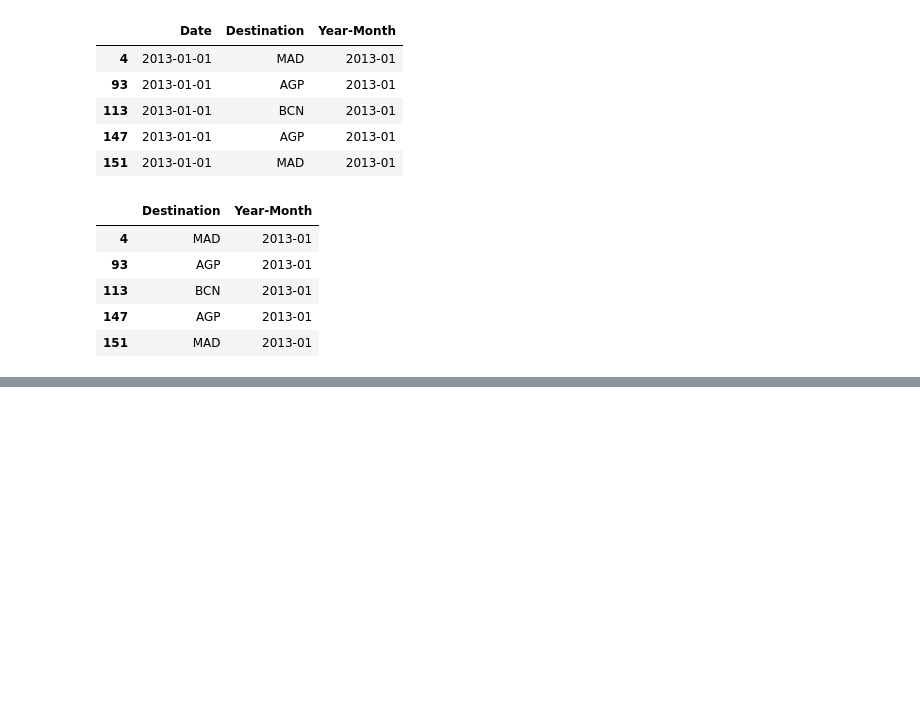
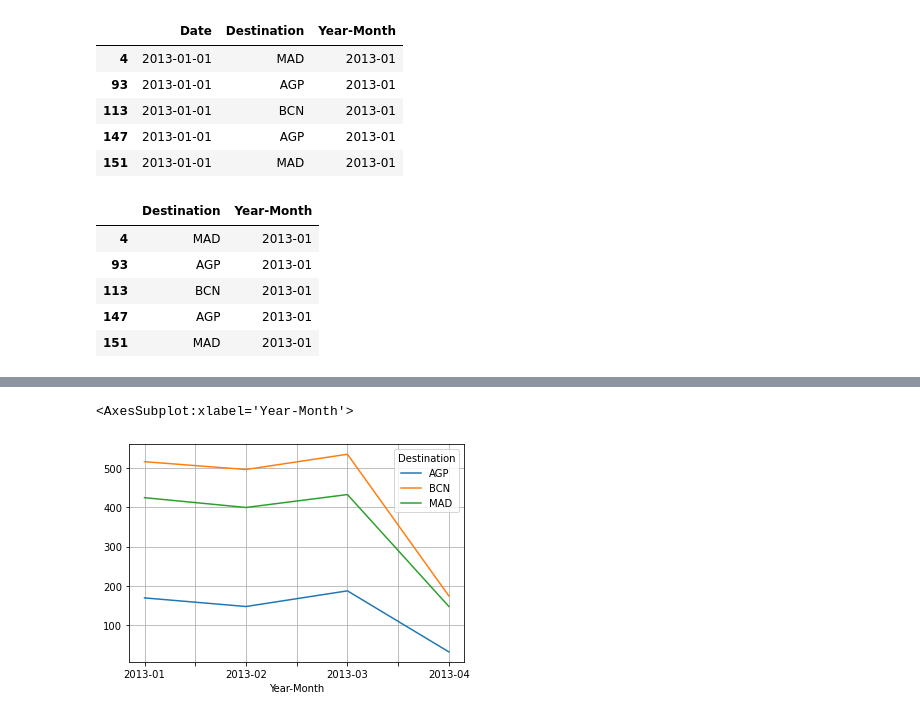
Before and after one commit to corti-acs/dschallenge, a Jupyter notebook: exercise3.ipynb, the cells around one changed output, grey strips where cells are left out. Drawn from its saved outputs; the diff is of its cells as text; code cells hidden in the pictures; blank space fills up the shorter version.

```diff
--- a/exercise3.ipynb
+++ b/exercise3.ipynb
@@ -154,0 +196,8 @@ searches.head()
+# %%
+
+searches = pd.read_csv ('searches.csv', sep = '^', usecols = ['Destination', 'Date'], nrows = 100000)
+searches=searches.dropna()
+searchFilter= searches[searches['Destination'].isin (['MAD', 'BCN', 'AGP'])].copy()
+searchFilter['Year-Month']=searchFilter['Date'].str[0:7]
+searchFilter.drop('Date', axis = 1, inplace = True)
+searchFilter_gr= searchFilter.reset_index().groupby(['Year-Month', 'Destination']).count().reset_index()
@@ -154,0 +213,2 @@ searches.head()
+# %%
+searchFilter_gr.rename (columns = {'index' : 'Num_Searches'}, inplace = True)
@@ -154,0 +230,2 @@ searches.head()
+# %%
+df_tst=searchFilter_gr.pivot('Year-Month', 'Destination', 'Num_Searches')
@@ -154,0 +241,5 @@ searches.head()
+# %%
+df_tst.plot(grid= True)
+# %% [output]
+<AxesSubplot:xlabel='Year-Month'>
+[figure, added]
```
Also changed, not shown: parts of 34 cells of this notebook.
